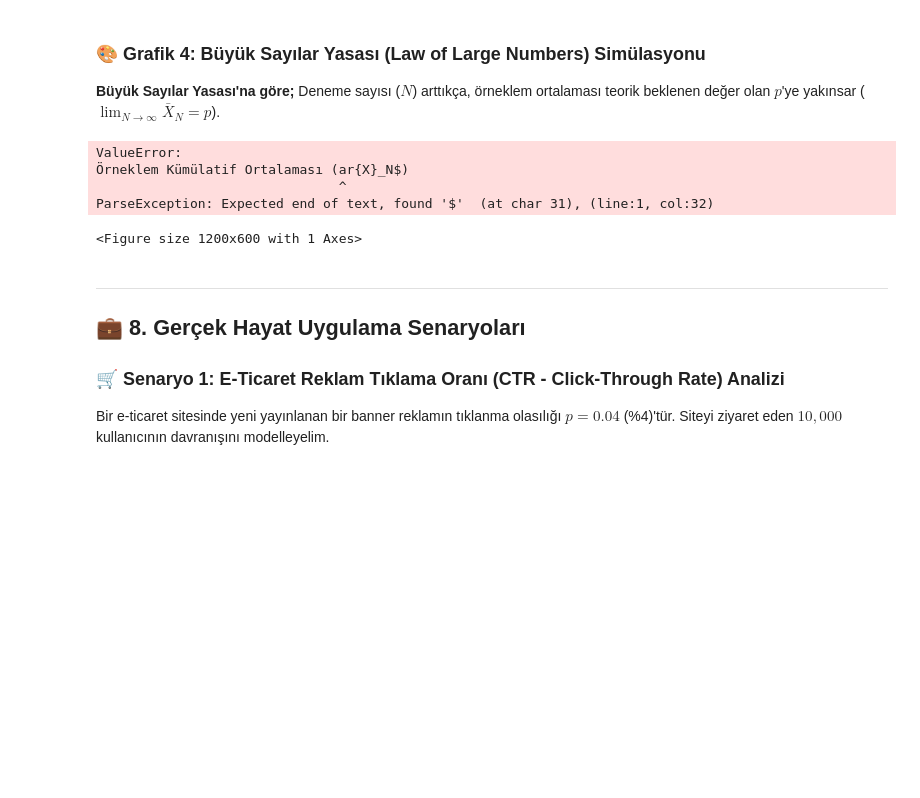
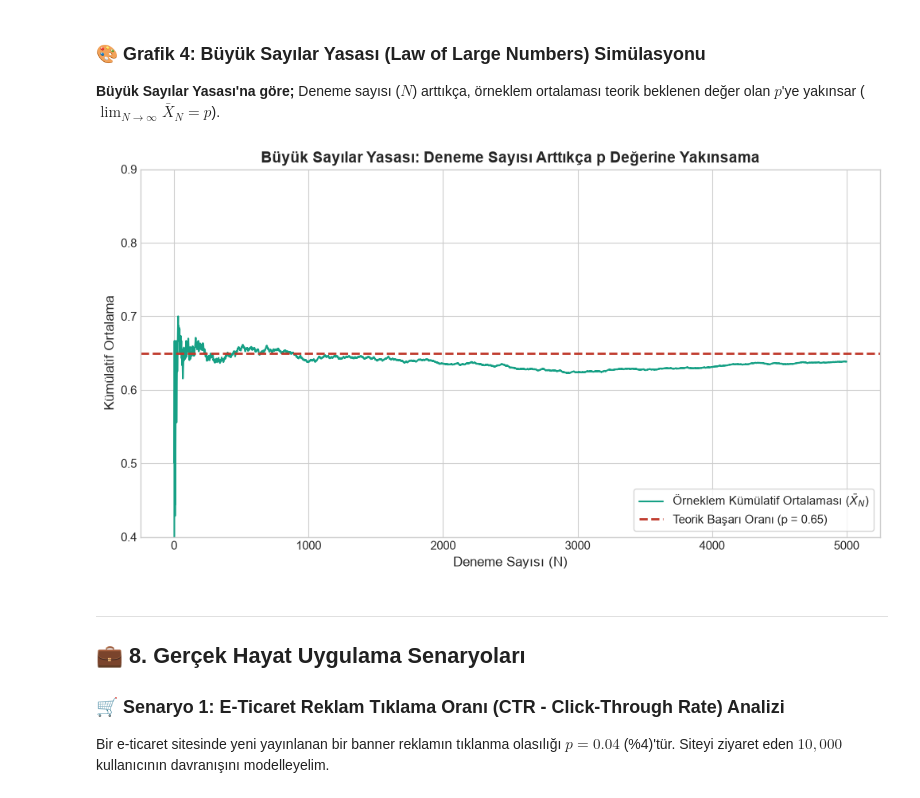
Before and after one commit to 52BaranHaydar/Olasilik-Dagilimlari, a Jupyter notebook: bernoulli_distribution.ipynb, the cells around one changed output. Cells and saved outputs as stored; diff of their text form; code cells hidden in the pictures; blank space fills up the shorter version.

```diff
--- a/bernoulli_distribution.ipynb
+++ b/bernoulli_distribution.ipynb
@@ -255,29 +260,25 @@ plt.show()
 # %%
 p_true = 0.65
 n_trials = 5000
 
 # Rastgele Bernoulli denemeleri üretelim
 trials = np.random.binomial(n=1, p=p_true, size=n_trials)
 
 # Kümülatif ortalama (Cumulative Mean)
 cumulative_means = np.cumsum(trials) / np.arange(1, n_trials + 1)
 
 plt.figure(figsize=(12, 6))
-plt.plot(range(1, n_trials + 1), cumulative_means, color='#16a085', linewidth=1.5, label='Örneklem Kümülatif Ortalaması ($\bar{X}_N$)')
+plt.plot(range(1, n_trials + 1), cumulative_means, color='#16a085', linewidth=1.5, label=r'Örneklem Kümülatif Ortalaması ($\bar{X}_N$)')
 plt.axhline(p_true, color='#c0392b', linestyle='--', linewidth=2, label=f'Teorik Başarı Oranı (p = {p_true})')
 
-plt.title('Büyük Sayılar Yasası: Deneme Sayısı Arttıkça $p$\'ye Yakınsama', fontsize=14, fontweight='bold')
-plt.xlabel('Deneme Sayısı ($N$)', fontsize=12)
+plt.title('Büyük Sayılar Yasası: Deneme Sayısı Arttıkça p Değerine Yakınsama', fontsize=14, fontweight='bold')
+plt.xlabel('Deneme Sayısı (N)', fontsize=12)
 plt.ylabel('Kümülatif Ortalama', fontsize=12)
 plt.ylim(0.4, 0.9)
 plt.legend(loc='lower right', frameon=True)
 plt.show()
 # %% [output]
-ValueError:
-Örneklem Kümülatif Ortalaması (ar{X}_N$)
-                               ^
-ParseException: Expected end of text, found '$'  (at char 31), (line:1, col:32)
-<Figure size 1200x600 with 1 Axes>
+[figure, added]
 # %% [markdown]
 ---
 ## 💼 8. Gerçek Hayat Uygulama Senaryoları
```
Also changed, not shown: parts of 8 cells of this notebook.
